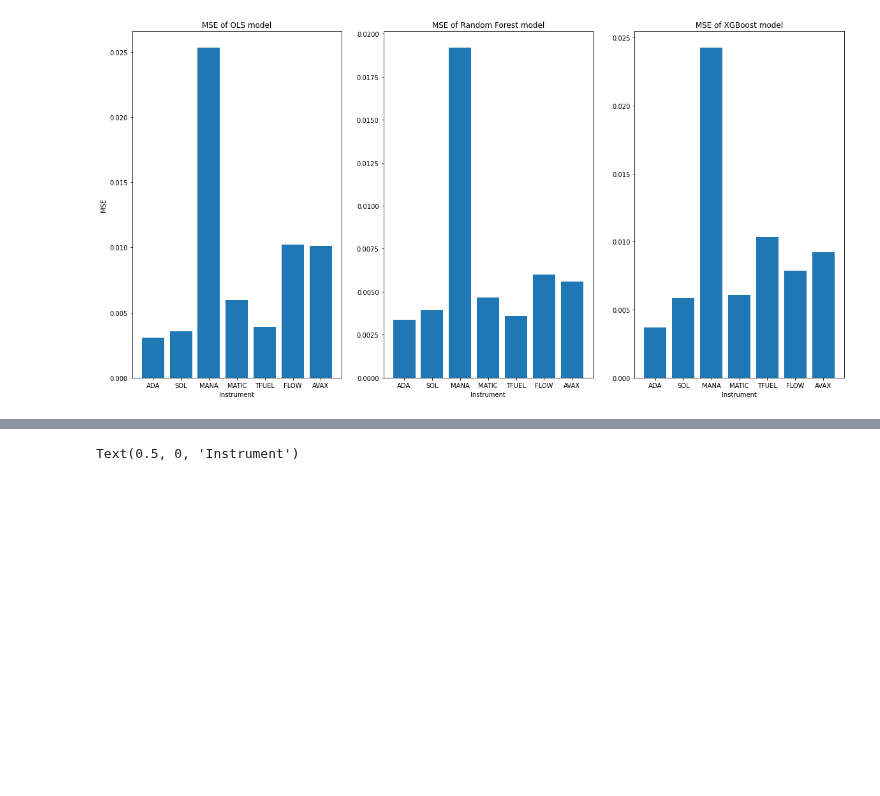
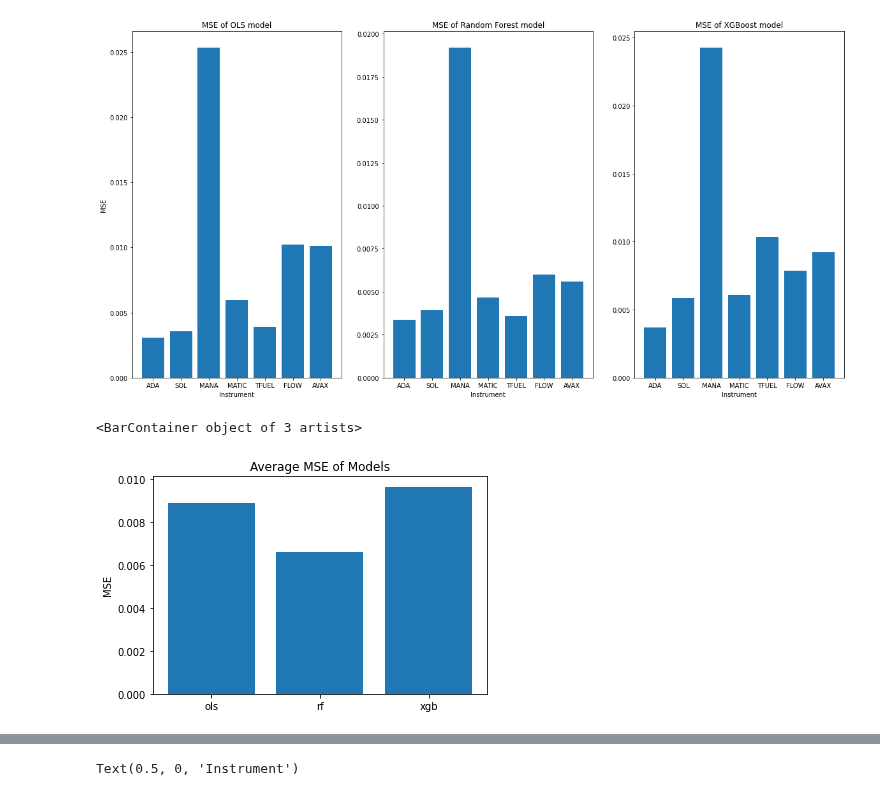
Before and after one commit to amicha02/ape_mining, a Jupyter notebook: notebooks/5.0-mw-Combine_Models_Predictions.ipynb, the cells around one changed output, grey strips where cells are left out. Cells and saved outputs as stored; diff of their text form; code cells hidden in the pictures; blank space fills up the shorter version.

Commit message:
Final model evaluation and plots

```diff
--- a/notebooks/5.0-mw-Combine_Models_Predictions.ipynb
+++ b/notebooks/5.0-mw-Combine_Models_Predictions.ipynb
@@ -637,3 +637,10 @@ ax[2].set_xlabel("Instrument")
 # %% [output]
 Text(0.5, 0, 'Instrument')
 [figure]
+# %%
+plt.title("Average MSE of Models")
+plt.ylabel("MSE")
+plt.bar(model_names, [np.mean(mse_dict['ols']), np.mean(mse_dict['rf']), np.mean(mse_dict['xgb'])])
+# %% [output]
+<BarContainer object of 3 artists>
+[figure, added]
```
Also changed, not shown: parts of 4 cells of this notebook, 2 other files.
